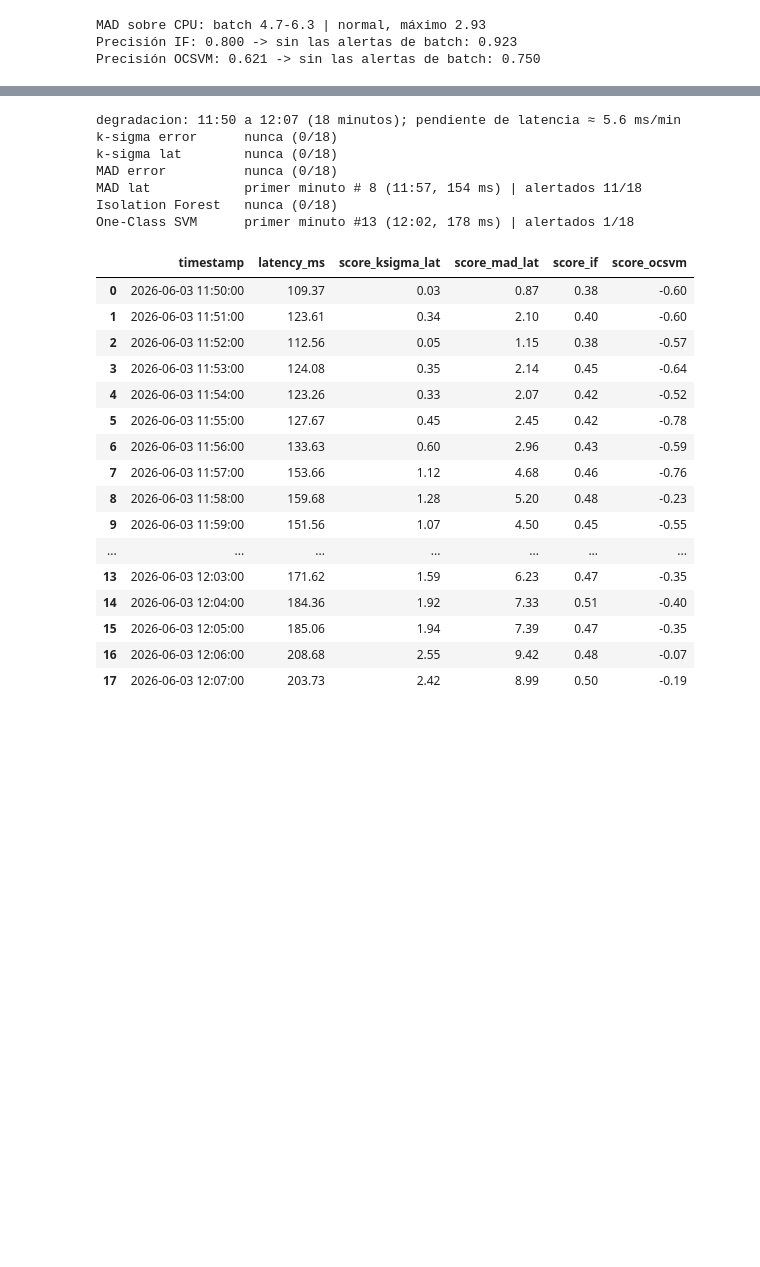
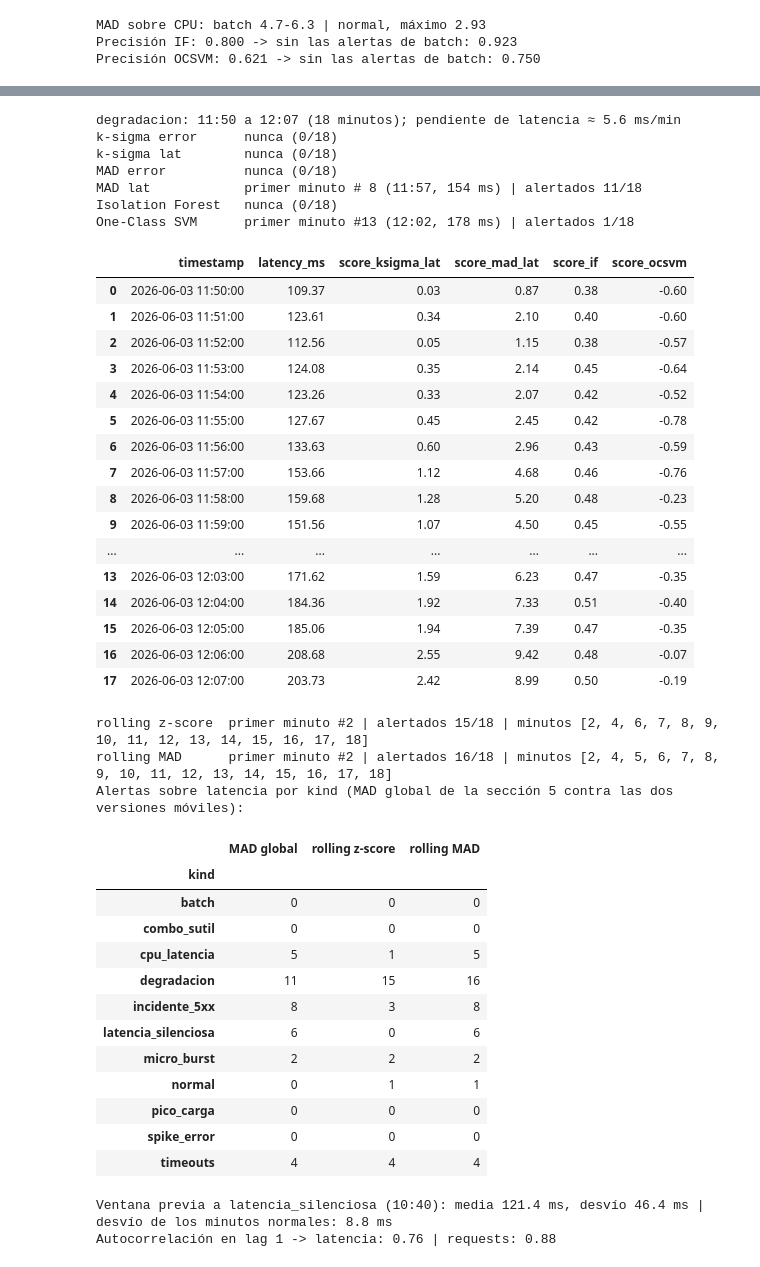
Before and after one commit to agustinpuente04/AIOps-284127-283558-260566, a Jupyter notebook: Deteccion de anomalias/deteccion_anomalias.ipynb, the cells around one changed output, grey strips where cells are left out. Cells and saved outputs as stored; diff of their text form; code cells hidden in the pictures; blank space fills up the shorter version.

```diff
--- a/Deteccion de anomalias/deteccion_anomalias.ipynb
+++ b/Deteccion de anomalias/deteccion_anomalias.ipynb
@@ -706,6 +742,14 @@ cols4 = ["timestamp", "requests", "error_rate", "error_esperado", "desvio_vs_rel
 for k in ["pico_carga", "incidente_5xx"]:
     print("\n==", k)
     display(data.loc[data.kind == k, cols4].round(4))
+
+# One-Class SVM: f(x) = -score_ocsvm. Si |f(x)| no supera la tolerancia del solver, el punto está sobre la frontera
+data["en_frontera_ocsvm"] = data["score_ocsvm"].abs() <= ocsvm.tol
+pc = data[(data.kind == "pico_carga") & data.flag_ocsvm]
+print(f"\npico_carga alertado por One-Class SVM (tolerancia del solver = {ocsvm.tol}):")
+print(pd.DataFrame({"hora": pc.timestamp.dt.strftime("%H:%M"), "requests": pc.requests, "f(x)": (-pc.score_ocsvm).round(4),
+                    "sobre la frontera": pc.en_frontera_ocsvm}).to_string(index=False))
+print("Máximo de requests de toda la serie:", int(data.requests.max()))
 # %% [output]
 Nube normal: requests 58-178, error 0.0048-0.0134
 Relación normal: error ≈ 0.0037 + 0.000044·requests (sd residual 0.0010)
@@ -779,33 +828,72 @@ for nombre, col in FLAG_COLS.items():
         i = hits[0]
         print(f"{nombre:18s} primer minuto #{i + 1:2d} ({dg.timestamp[i]:%H:%M}, {dg.latency_ms[i]:.0f} ms) | alertados {len(hits)}/{len(dg)}")
     else:
         print(f"{nombre:18s} nunca (0/{len(dg)})")
 display(dg[["timestamp", "latency_ms", "score_ksigma_lat", "score_mad_lat", "score_if", "score_ocsvm"]].round(2))
+
+# Detectores con memoria (clase 12): cada minuto se compara solo contra los 60 anteriores, sin mirar el futuro
+k = 60
+lat = data["latency_ms"]
+pasado = lat.shift(1).rolling(k)
+z_movil = (lat - pasado.mean()) / pasado.std()
+mad_movil = pasado.apply(lambda v: np.median(np.abs(v - np.median(v))), raw=True)
+zr_movil = (lat - pasado.median()) / (1.4826 * mad_movil)
+data["flag_z_movil"] = z_movil.abs() > K
+data["flag_mad_movil"] = zr_movil.abs() > K
+es_dg = (data.kind == "degradacion").to_numpy()
+for nombre, col in [("rolling z-score", "flag_z_movil"), ("rolling MAD", "flag_mad_movil")]:
+    hits = np.flatnonzero(data[col].to_numpy()[es_dg]) + 1
+    print(f"{nombre:16s} primer minuto #{hits[0]} | alertados {len(hits)}/{int(es_dg.sum())} | minutos {hits.tolist()}")
+print("Alertas sobre latencia por kind (MAD global de la sección 5 contra las dos versiones móviles):")
+display(data.groupby("kind")[["flag_mad_lat", "flag_z_movil", "flag_mad_movil"]].sum()
+        .rename(columns={"flag_mad_lat": "MAD global", "flag_z_movil": "rolling z-score", "flag_mad_movil": "rolling MAD"}))
+i_ls = data.index[data.kind == "latencia_silenciosa"][0]
+print(f"Ventana previa a latencia_silenciosa ({data.timestamp[i_ls]:%H:%M}): media {pasado.mean()[i_ls]:.1f} ms, desvío {pasado.std()[i_ls]:.1f} ms "
+      f"| desvío de los minutos normales: {nrm.latency_ms.std():.1f} ms")
+print("Autocorrelación en lag 1 -> latencia:", round(lat.autocorr(1), 2), "| requests:", round(data.requests.autocorr(1), 2))
 # %% [output]
 degradacion: 11:50 a 12:07 (18 minutos); pendiente de latencia ≈ 5.6 ms/min
 k-sigma error      nunca (0/18)
 k-sigma lat        nunca (0/18)
 MAD error          nunca (0/18)
 MAD lat            primer minuto # 8 (11:57, 154 ms) | alertados 11/18
 Isolation Forest   nunca (0/18)
 One-Class SVM      primer minuto #13 (12:02, 178 ms) | alertados 1/18
 |  | timestamp | latency_ms | score_ksigma_lat | score_mad_lat | score_if | score_ocsvm |
 | 0 | 2026-06-03 11:50:00 | 109.37 | 0.03 | 0.87 | 0.38 | -0.60 |
 | 1 | 2026-06-03 11:51:00 | 123.61 | 0.34 | 2.10 | 0.40 | -0.60 |
 | 2 | 2026-06-03 11:52:00 | 112.56 | 0.05 | 1.15 | 0.38 | -0.57 |
 | 3 | 2026-06-03 11:53:00 | 124.08 | 0.35 | 2.14 | 0.45 | -0.64 |
 | 4 | 2026-06-03 11:54:00 | 123.26 | 0.33 | 2.07 | 0.42 | -0.52 |
 | 5 | 2026-06-03 11:55:00 | 127.67 | 0.45 | 2.45 | 0.42 | -0.78 |
 | 6 | 2026-06-03 11:56:00 | 133.63 | 0.60 | 2.96 | 0.43 | -0.59 |
 | 7 | 2026-06-03 11:57:00 | 153.66 | 1.12 | 4.68 | 0.46 | -0.76 |
 | 8 | 2026-06-03 11:58:00 | 159.68 | 1.28 | 5.20 | 0.48 | -0.23 |
 | 9 | 2026-06-03 11:59:00 | 151.56 | 1.07 | 4.50 | 0.45 | -0.55 |
 | ... | ... | ... | ... | ... | ... | ... |
 | 13 | 2026-06-03 12:03:00 | 171.62 | 1.59 | 6.23 | 0.47 | -0.35 |
 | 14 | 2026-06-03 12:04:00 | 184.36 | 1.92 | 7.33 | 0.51 | -0.40 |
 | 15 | 2026-06-03 12:05:00 | 185.06 | 1.94 | 7.39 | 0.47 | -0.35 |
 | 16 | 2026-06-03 12:06:00 | 208.68 | 2.55 | 9.42 | 0.48 | -0.07 |
 | 17 | 2026-06-03 12:07:00 | 203.73 | 2.42 | 8.99 | 0.50 | -0.19 |
+rolling z-score  primer minuto #2 | alertados 15/18 | minutos [2, 4, 6, 7, 8, 9, 10, 11, 12, 13, 14, 15, 16, 17, 18]
+rolling MAD      primer minuto #2 | alertados 16/18 | minutos [2, 4, 5, 6, 7, 8, 9, 10, 11, 12, 13, 14, 15, 16, 17, 18]
+Alertas sobre latencia por kind (MAD global de la sección 5 contra las dos versiones móviles):
+|  | MAD global | rolling z-score | rolling MAD |
+| kind |  |  |  |
+| batch | 0 | 0 | 0 |
+| combo_sutil | 0 | 0 | 0 |
+| cpu_latencia | 5 | 1 | 5 |
+| degradacion | 11 | 15 | 16 |
+| incidente_5xx | 8 | 3 | 8 |
+| latencia_silenciosa | 6 | 0 | 6 |
+| micro_burst | 2 | 2 | 2 |
+| normal | 0 | 1 | 1 |
+| pico_carga | 0 | 0 | 0 |
+| spike_error | 0 | 0 | 0 |
+| timeouts | 4 | 4 | 4 |
+Ventana previa a latencia_silenciosa (10:40): media 121.4 ms, desvío 46.4 ms | desvío de los minutos normales: 8.8 ms
+Autocorrelación en lag 1 -> latencia: 0.76 | requests: 0.88
 # %% [markdown]
 ### Respuesta 6
 
```
Also changed, not shown: parts of 15 cells of this notebook.
